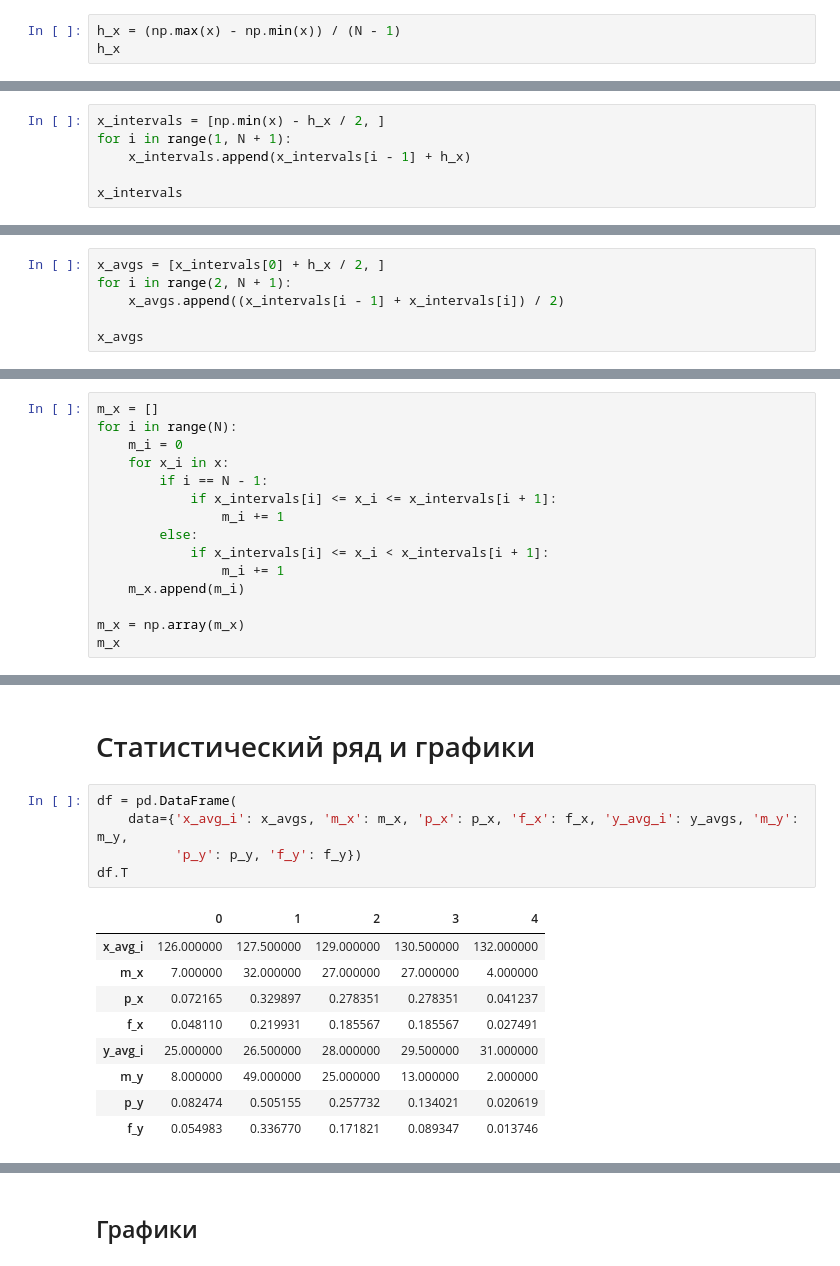
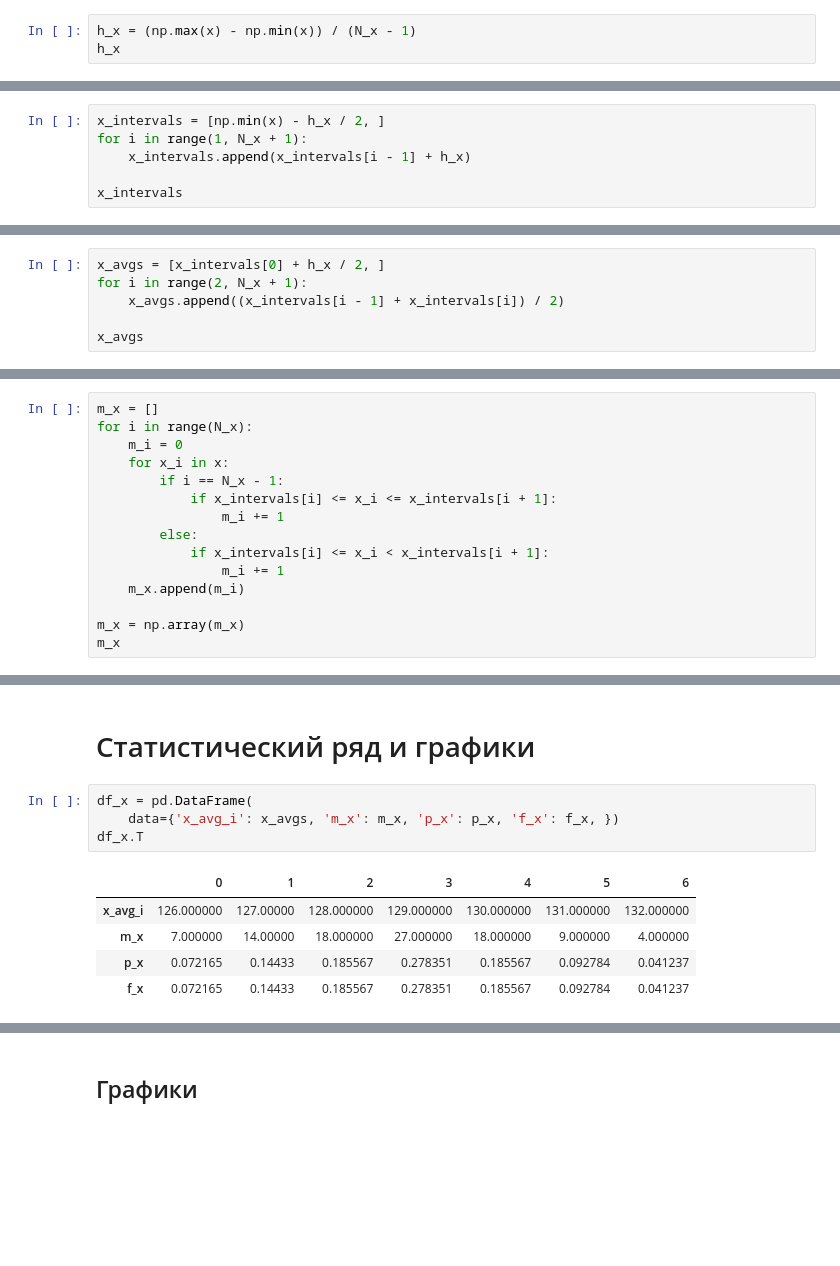
Before and after one commit to mamkakot/matstat_labs, a Jupyter notebook: labs.ipynb, the cells around one changed output, grey strips where cells are left out. Cells and saved outputs as stored; diff of their text form; blank space fills up the shorter version.

```diff
--- a/labs.ipynb
+++ b/labs.ipynb
@@ -52,5 +53,5 @@ N = 5
 n = x.__len__()
 # %%
-h_x = (np.max(x) - np.min(x)) / (N - 1)
+h_x = (np.max(x) - np.min(x)) / (N_x - 1)
 h_x
 # %% [output]
@@ -58,6 +59,6 @@ h_x
 # %%
 x_intervals = [np.min(x) - h_x / 2, ]
-for i in range(1, N + 1):
+for i in range(1, N_x + 1):
     x_intervals.append(x_intervals[i - 1] + h_x)
 
 x_intervals
@@ -66,6 +67,6 @@ x_intervals
 # %%
 x_avgs = [x_intervals[0] + h_x / 2, ]
-for i in range(2, N + 1):
+for i in range(2, N_x + 1):
     x_avgs.append((x_intervals[i - 1] + x_intervals[i]) / 2)
 
 x_avgs
@@ -74,9 +75,9 @@ x_avgs
 # %%
 m_x = []
-for i in range(N):
+for i in range(N_x):
     m_i = 0
     for x_i in x:
-        if i == N - 1:
+        if i == N_x - 1:
             if x_intervals[i] <= x_i <= x_intervals[i + 1]:
                 m_i += 1
         else:
@@ -171,17 +174,12 @@ True
 # %% [markdown]
 # Статистический ряд и графики
 # %%
-df = pd.DataFrame(
-    data={'x_avg_i': x_avgs, 'm_x': m_x, 'p_x': p_x, 'f_x': f_x, 'y_avg_i': y_avgs, 'm_y': m_y,
-          'p_y': p_y, 'f_y': f_y})
-df.T
+df_x = pd.DataFrame(
+    data={'x_avg_i': x_avgs, 'm_x': m_x, 'p_x': p_x, 'f_x': f_x, })
+df_x.T
 # %% [output]
-|  | 0 | 1 | 2 | 3 | 4 |
-| x_avg_i | 126.000000 | 127.500000 | 129.000000 | 130.500000 | 132.000000 |
-| m_x | 7.000000 | 32.000000 | 27.000000 | 27.000000 | 4.000000 |
-| p_x | 0.072165 | 0.329897 | 0.278351 | 0.278351 | 0.041237 |
-| f_x | 0.048110 | 0.219931 | 0.185567 | 0.185567 | 0.027491 |
-| y_avg_i | 25.000000 | 26.500000 | 28.000000 | 29.500000 | 31.000000 |
-| m_y | 8.000000 | 49.000000 | 25.000000 | 13.000000 | 2.000000 |
-| p_y | 0.082474 | 0.505155 | 0.257732 | 0.134021 | 0.020619 |
-| f_y | 0.054983 | 0.336770 | 0.171821 | 0.089347 | 0.013746 |
+|  | 0 | 1 | 2 | 3 | 4 | 5 | 6 |
+| x_avg_i | 126.000000 | 127.00000 | 128.000000 | 129.000000 | 130.000000 | 131.000000 | 132.000000 |
+| m_x | 7.000000 | 14.00000 | 18.000000 | 27.000000 | 18.000000 | 9.000000 | 4.000000 |
+| p_x | 0.072165 | 0.14433 | 0.185567 | 0.278351 | 0.185567 | 0.092784 | 0.041237 |
+| f_x | 0.072165 | 0.14433 | 0.185567 | 0.278351 | 0.185567 | 0.092784 | 0.041237 |
```
Also changed, not shown: parts of 91 cells of this notebook.
